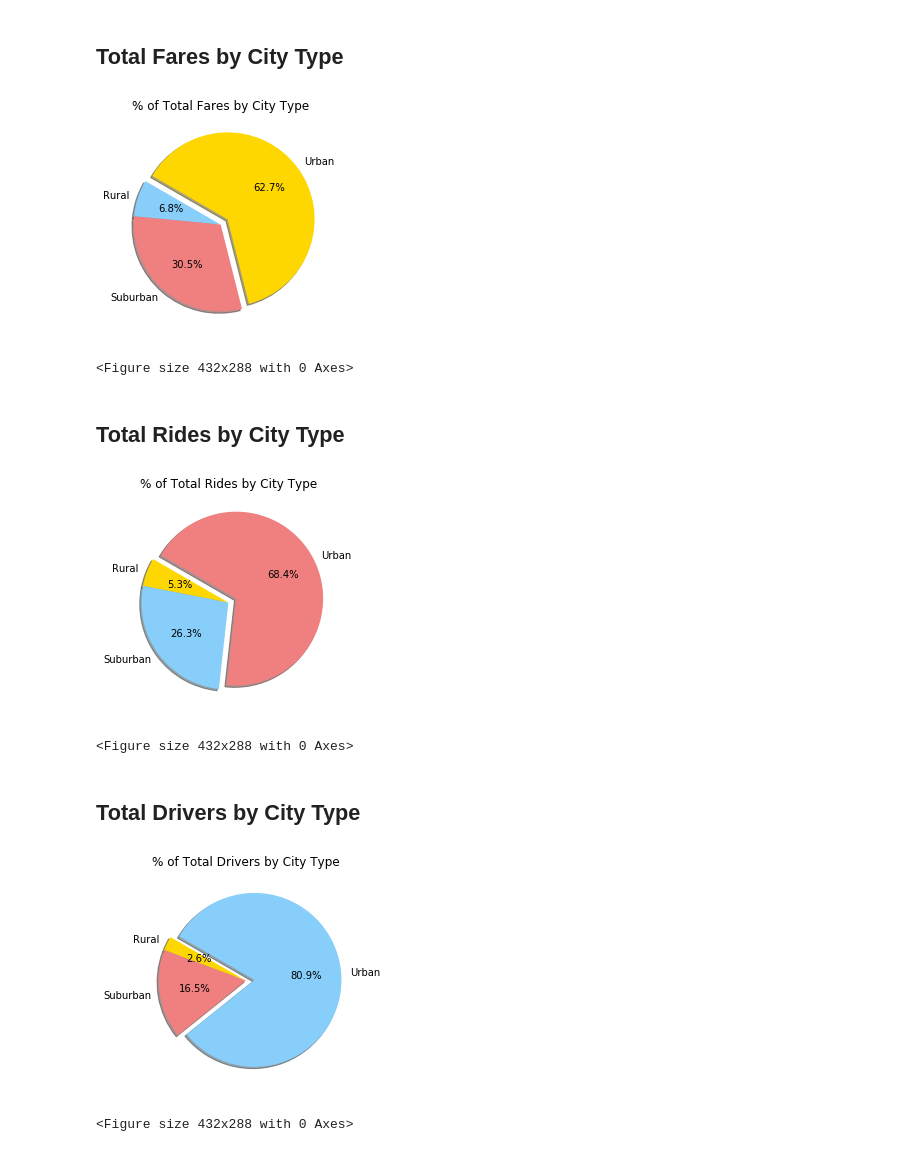
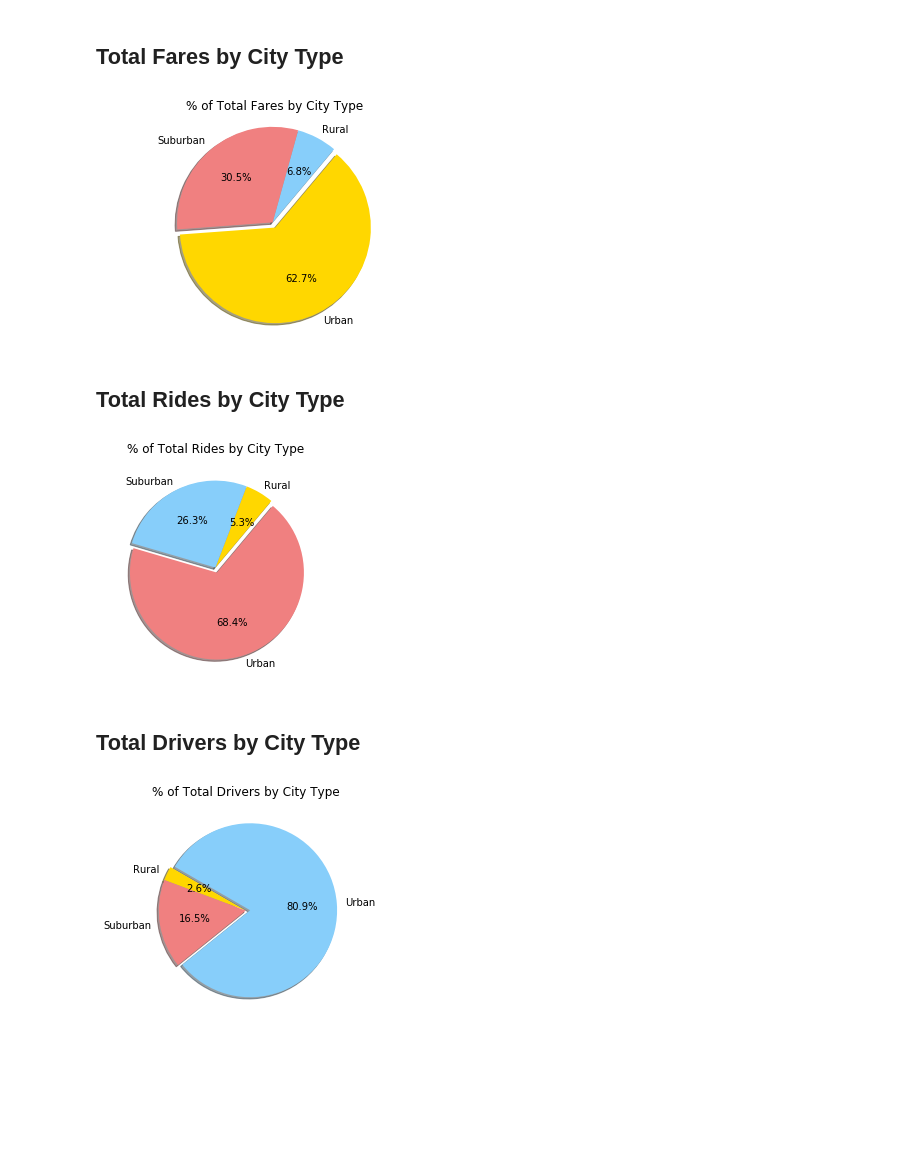
Before and after one commit to cardozop5/py_ber, a Jupyter notebook: pyber_starter.ipynb, the cells around one changed output. Cells and saved outputs as stored; diff of their text form; code cells hidden in the pictures; blank space fills up the shorter version.

```diff
--- a/pyber_starter.ipynb
+++ b/pyber_starter.ipynb
@@ -27,2 +1,21 @@ pyber_df.head()
 # %% [markdown]
 ## Bubble Plot of Ride Sharing Data
+# %%
+%matplotlib inline
+# Dependencies and Setup
+import matplotlib.pyplot as plt
+import pandas as pd
+import numpy as np
+
+
+
+city = "data/city_data.csv"
+ride = "data/ride_data.csv"
+
+city_data = pd.read_csv(city)
+ride_data = pd.read_csv(ride)
+
+city_and_ride=pd.DataFrame(ride_data.loc[:,["city","fare","driver_count", "type"]])
+
+city_and_ride = pd.merge(ride_data, city_data, on='city', how='inner')
+city_and_ride.head()
@@ -75,21 +64,16 @@ plt.show()
 ## Total Fares by City Type
 # %%
 # Calculate Type Percents
-type_group= pyber_df.groupby(["type"])
-fare_sum = type_group["fare"].sum()
+Pie_type= city_and_ride.groupby(["type"])
+total_fare = Pie_type["fare"].sum()
 
-# Build Pie Chart
 labels = ["Rural","Suburban","Urban"]
-explode = (0, 0, 0.1)
+explode = (0, 0, 0.06)
 colors = ["lightskyblue", "lightcoral", "gold"]
-plt.pie(fare_sum, explode=explode, labels=labels, colors=colors, autopct="%1.1f%%", shadow=True, startangle=150)
+plt.pie(total_fare, explode=explode, labels=labels, colors=colors, autopct="%1.1f%%", shadow=True, startangle=50)
 plt.title("% of Total Fares by City Type")
-
-# Save Figure
-fig = plt.figure()
-fig.savefig('plot.jpg')
-# Show Figure
+plt.axis('equal')
+plt.savefig('plot.png')
 plt.show()
 # %% [output]
-[figure, old version]
+[figure, new version]
-<Figure size 432x288 with 0 Axes>
@@ -99,22 +80,13 @@ plt.show()
 # %% [markdown]
 ## Total Rides by City Type
 # %%
-# Calculate Type Percents
-rides_count = type_group['ride_id'].count()
-
-# Build Pie Chart
+rides_total = Pie_type['ride_id'].count()
 labels = ["Rural","Suburban","Urban"]
-explode = (0, 0, 0.1)
+explode = (0, 0, 0.06)
 colors = ["gold", "lightskyblue", "lightcoral"]
-plt.pie(rides_count, explode=explode, labels=labels, colors=colors, autopct="%1.1f%%", shadow=True, startangle=150)
+plt.pie(rides_total, explode=explode, labels=labels, colors=colors, autopct="%1.1f%%", shadow=True, startangle=50)
 plt.title("% of Total Rides by City Type")
-
-# Save Figure
-fig = plt.figure()
-fig.savefig('plot.png')
-
-# Show Figure
+plt.savefig('plot2.png')
 plt.show()
 # %% [output]
-[figure, old version]
+[figure, new version]
-<Figure size 432x288 with 0 Axes>
@@ -124,23 +93,15 @@ plt.show()
 # %% [markdown]
 ## Total Drivers by City Type
 # %%
-# Calculate Type Percents
-type_groupped_drivers = city_data.groupby(['type'])
-drivers_sum = type_groupped_drivers['driver_count'].sum()
 
-# Build Pie Chart
+driver_type = city_data.groupby(['type'])
+total_driver = driver_type['driver_count'].sum()
 labels = ["Rural","Suburban","Urban"]
-explode = (0, 0, 0.1)
+explode = (0, 0, 0.05)
 colors = ["gold", "lightcoral", "lightskyblue"]
-plt.pie(drivers_sum, explode=explode, labels=labels, colors=colors,autopct="%1.1f%%", shadow=True, startangle=150)
+plt.pie(total_driver, explode=explode, labels=labels, colors=colors,autopct="%1.1f%%", shadow=True, startangle=150)
 plt.title("% of Total Drivers by City Type")
-
-# Save Figure
-fig = plt.figure()
-fig.savefig('plot.png')
-
-# Show Figure
+plt.savefig('plot3.png')
 plt.show()
 # %% [output]
-[figure, old version]
+[figure, new version]
-<Figure size 432x288 with 0 Axes>
```
Also changed, not shown: parts of 6 cells of this notebook, 4 other files.
